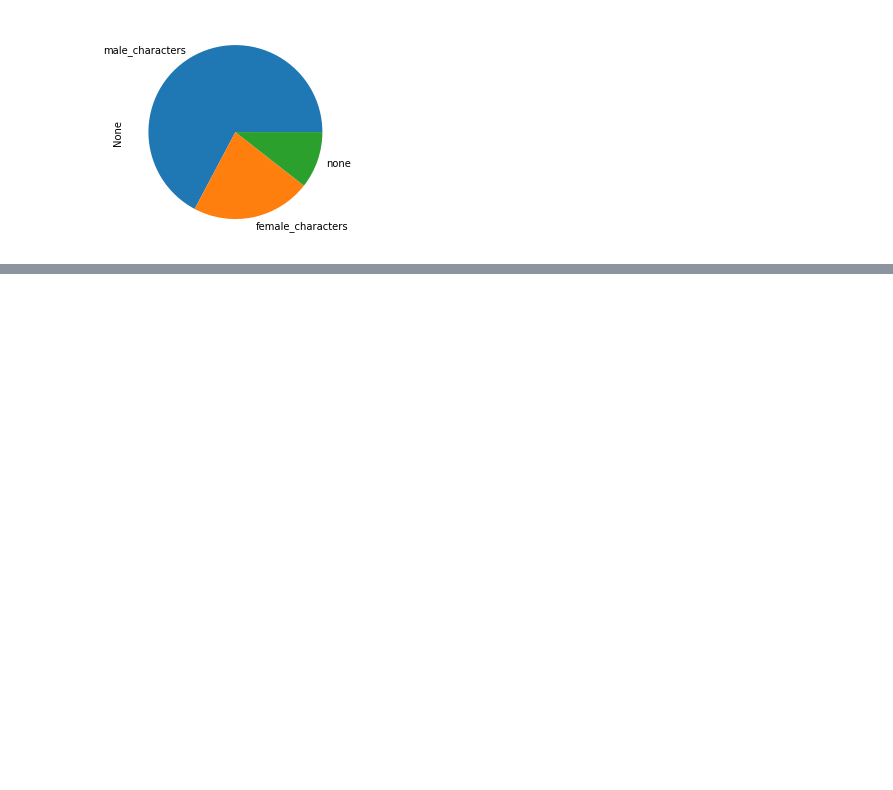
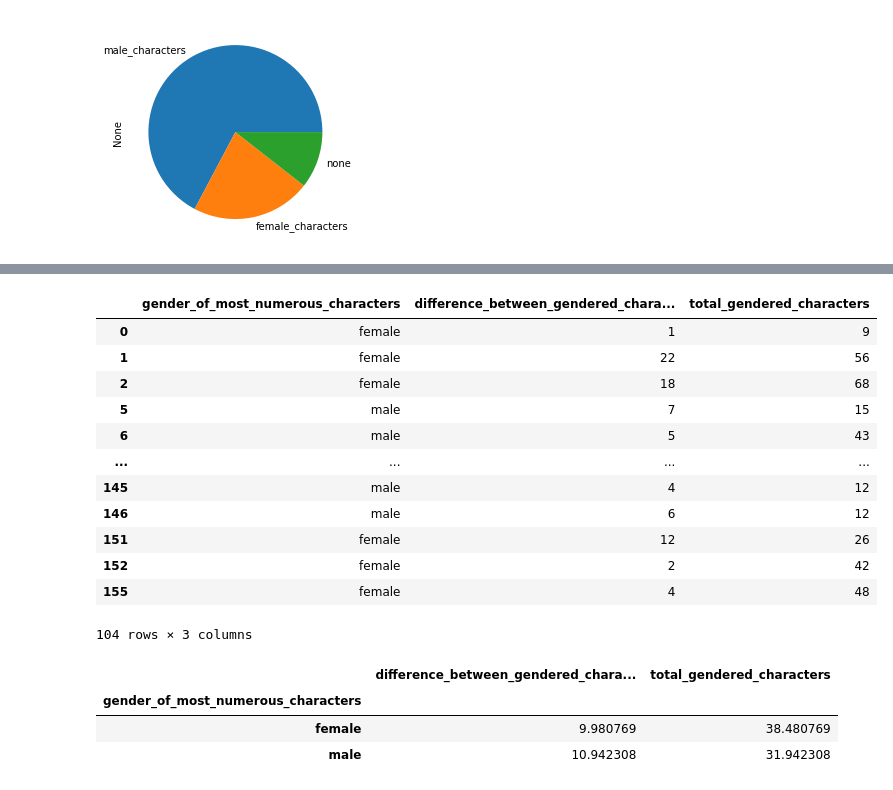
Before and after one commit to gobbykid/gobbykid-characters-extraction, a Jupyter notebook: characters_extraction_and_gender_recognition/analytics.ipynb, the cells around one changed output, grey strips where cells are left out. Saved outputs shown, nothing was run; the diff lists cells and outputs as text; code cells hidden in the pictures; blank space fills up the shorter version.

```diff
--- a/characters_extraction_and_gender_recognition/analytics.ipynb
+++ b/characters_extraction_and_gender_recognition/analytics.ipynb
@@ -300,0 +321,36 @@ df_m_after_1880[["male_characters", "female_characters", "none"]].sum().plot.pie
+# %%
+
+df_before_1880[["gender_of_most_numerous_characters", "difference_between_gendered_characters", "total_gendered_characters"]][df_before_1880.gender_of_most_numerous_characters != "balanced"] #the rows that represent books in which charcaters are balanced are excluded
+df_after_1880[["gender_of_most_numerous_characters", "difference_between_gendered_characters", "total_gendered_characters"]][df_after_1880.gender_of_most_numerous_characters != "balanced"] #the rows that represent books in which charcaters are balanced are excluded
+
+df_m[["gender_of_most_numerous_characters", "difference_between_gendered_characters", "total_gendered_characters"]][df_m.gender_of_most_numerous_characters != "balanced"] #the rows that represent books in which charcaters are balanced are excluded
+df_m_before_1880[["gender_of_most_numerous_characters", "difference_between_gendered_characters", "total_gendered_characters"]][df_m_before_1880.gender_of_most_numerous_characters != "balanced"] #the rows that represent books in which charcaters are balanced are excluded
+df_m_after_1880[["gender_of_most_numerous_characters", "difference_between_gendered_characters", "total_gendered_characters"]][df_m_after_1880.gender_of_most_numerous_characters != "balanced"] #the rows that represent books in which charcaters are balanced are excluded
+
+df_f[["gender_of_most_numerous_characters", "difference_between_gendered_characters", "total_gendered_characters"]][df_f.gender_of_most_numerous_characters != "balanced"] #the rows that represent books in which charcaters are balanced are excluded
+df_f_before_1880[["gender_of_most_numerous_characters", "difference_between_gendered_characters", "total_gendered_characters"]][df_f_before_1880.gender_of_most_numerous_characters != "balanced"] #the rows that represent books in which charcaters are balanced are excluded
+df_f_after_1880[["gender_of_most_numerous_characters", "difference_between_gendered_characters", "total_gendered_characters"]][df_f_after_1880.gender_of_most_numerous_characters != "balanced"] #the rows that represent books in which charcaters are balanced are excluded
+# %% [output]
+|  | gender_of_most_numerous_characters | difference_between_gendered_chara... | total_gendered_characters |
+| 0 | female | 1 | 9 |
+| 1 | female | 22 | 56 |
+| 2 | female | 18 | 68 |
+| 5 | male | 7 | 15 |
+| 6 | male | 5 | 43 |
+| ... | ... | ... | ... |
+| 145 | male | 4 | 12 |
+| 146 | male | 6 | 12 |
+| 151 | female | 12 | 26 |
+| 152 | female | 2 | 42 |
+| 155 | female | 4 | 48 |
+104 rows × 3 columns
+# %%
+an_df = df_f_after_1880[["gender_of_most_numerous_characters", "difference_between_gendered_characters", "total_gendered_characters"]][df_f_after_1880.gender_of_most_numerous_characters != "balanced"] #the rows that represent books in which charcaters are balanced are excluded
+
+
+#an_df.groupby("gender_of_most_numerous_characters").mean()
+# %% [output]
+|  | difference_between_gendered_chara... | total_gendered_characters |
+| gender_of_most_numerous_characters |  |  |
+| female | 9.980769 | 38.480769 |
+| male | 10.942308 | 31.942308 |
```
Also changed, not shown: parts of 6 cells of this notebook.
